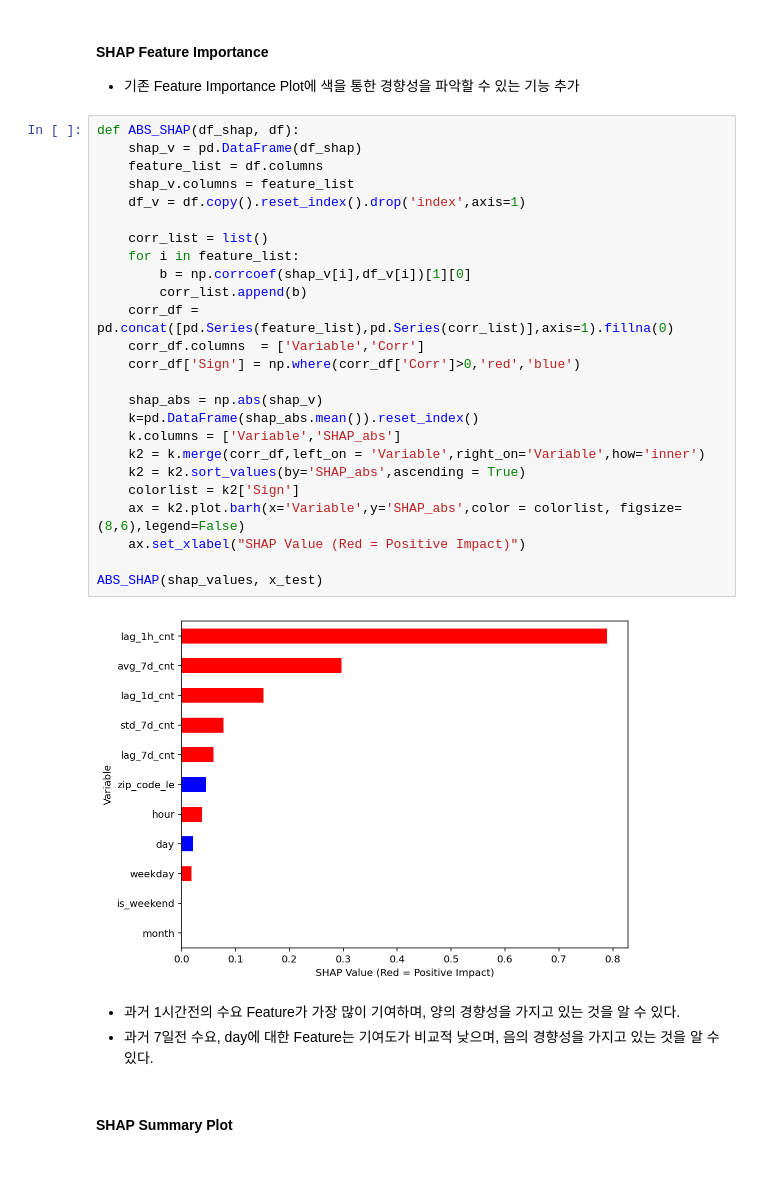
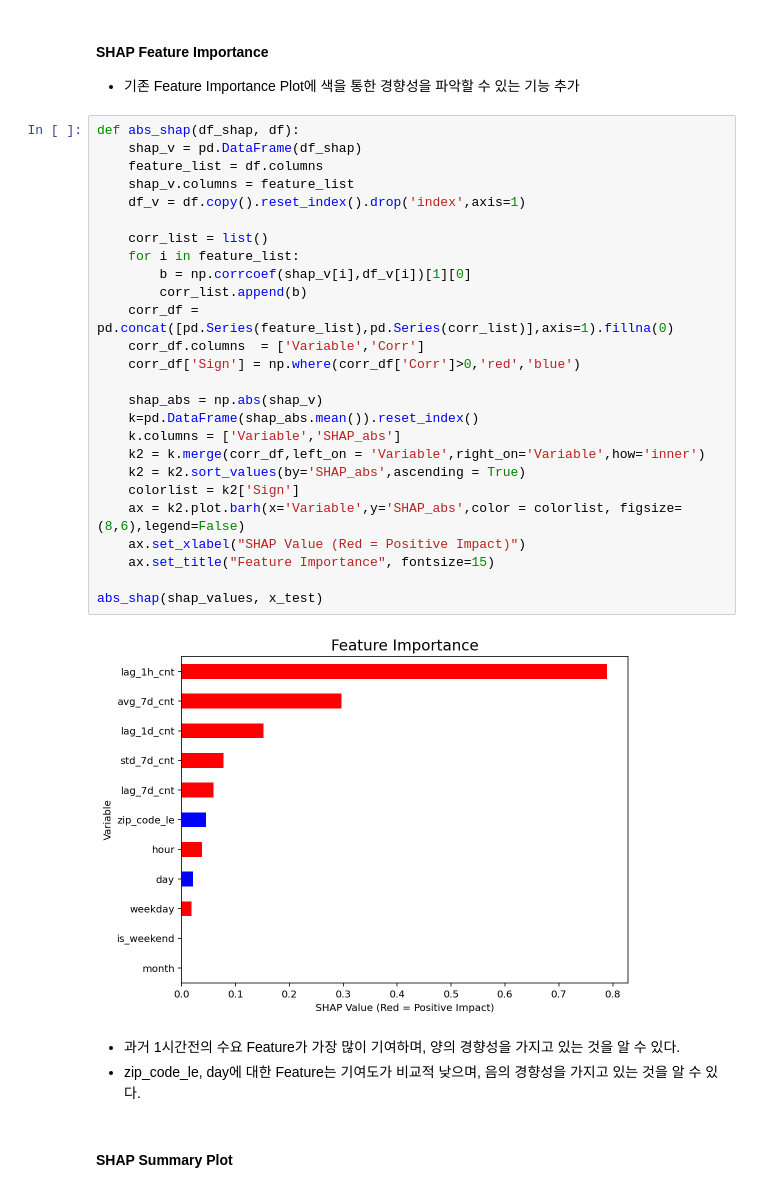
Before and after one commit to aeea-0605/taxi-demand-repo, a Jupyter notebook: notebooks/05_feature_engineering.ipynb, the cells around one changed output. Drawn from its saved outputs; the diff is of its cells as text.

```diff
--- a/notebooks/05_feature_engineering.ipynb
+++ b/notebooks/05_feature_engineering.ipynb
@@ -186,35 +186,36 @@ explainer = shap.TreeExplainer(final_model)
 #### SHAP Feature Importance
 - 기존 Feature Importance Plot에 색을 통한 경향성을 파악할 수 있는 기능 추가
 # %%
-def ABS_SHAP(df_shap, df):
+def abs_shap(df_shap, df):
     shap_v = pd.DataFrame(df_shap)
     feature_list = df.columns
     shap_v.columns = feature_list
     df_v = df.copy().reset_index().drop('index',axis=1)
 
     corr_list = list()
     for i in feature_list:
         b = np.corrcoef(shap_v[i],df_v[i])[1][0]
         corr_list.append(b)
     corr_df = pd.concat([pd.Series(feature_list),pd.Series(corr_list)],axis=1).fillna(0)
     corr_df.columns  = ['Variable','Corr']
     corr_df['Sign'] = np.where(corr_df['Corr']>0,'red','blue')
 
     shap_abs = np.abs(shap_v)
     k=pd.DataFrame(shap_abs.mean()).reset_index()
     k.columns = ['Variable','SHAP_abs']
     k2 = k.merge(corr_df,left_on = 'Variable',right_on='Variable',how='inner')
     k2 = k2.sort_values(by='SHAP_abs',ascending = True)
     colorlist = k2['Sign']
     ax = k2.plot.barh(x='Variable',y='SHAP_abs',color = colorlist, figsize=(8,6),legend=False)
     ax.set_xlabel("SHAP Value (Red = Positive Impact)")
+    ax.set_title("Feature Importance", fontsize=15)
 
-ABS_SHAP(shap_values, x_test)
+abs_shap(shap_values, x_test)
 # %% [output]
-[figure, old version]
+[figure, new version]
 # %% [markdown]
 - 과거 1시간전의 수요 Feature가 가장 많이 기여하며, 양의 경향성을 가지고 있는 것을 알 수 있다.
-- 과거 7일전 수요, day에 대한 Feature는 기여도가 비교적 낮으며, 음의 경향성을 가지고 있는 것을 알 수 있다.
+- zip_code_le, day에 대한 Feature는 기여도가 비교적 낮으며, 음의 경향성을 가지고 있는 것을 알 수 있다.
 # %% [markdown]
 #### SHAP Summary Plot
 # %%
```
Also changed, not shown: parts of 10 cells of this notebook.
